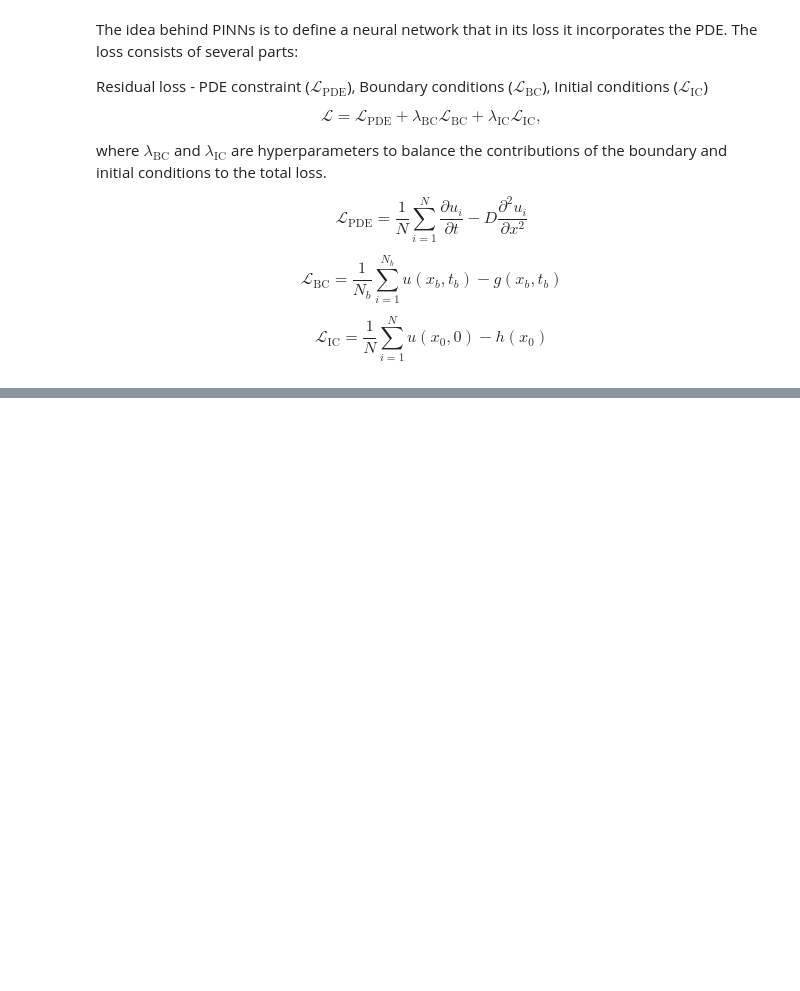
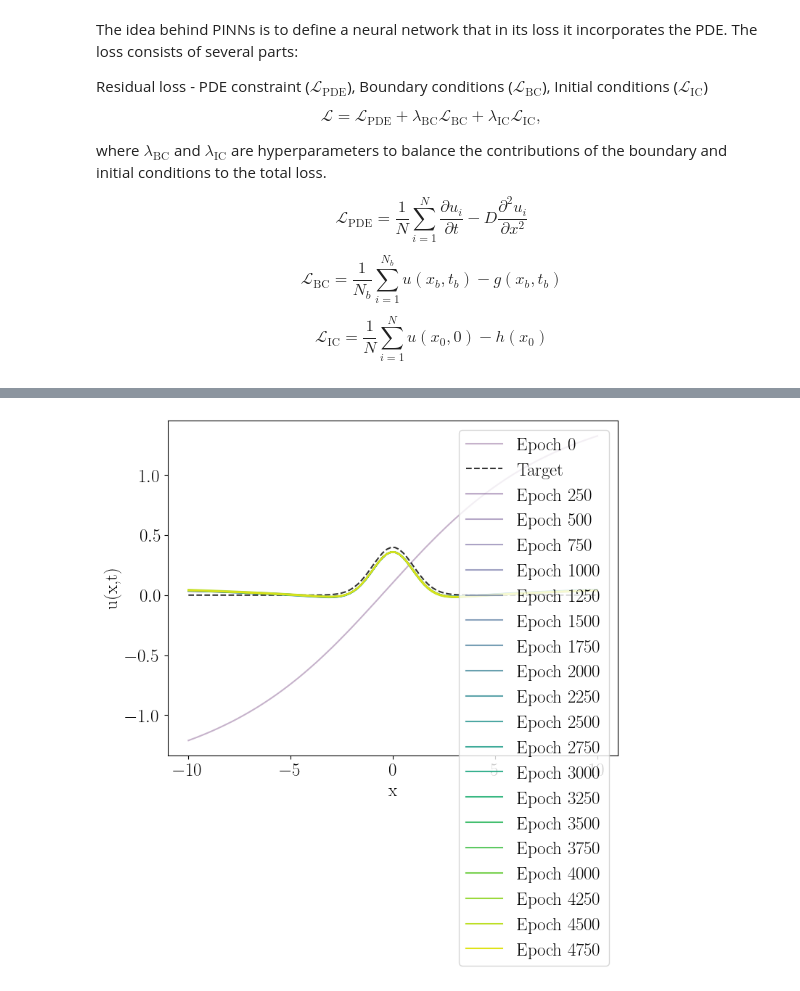
Before and after one commit to ignasiialemany/website_posts, a Jupyter notebook: PINNs_notebook.ipynb, the cells around one changed output, grey strips where cells are left out. Saved outputs shown, nothing was run; the diff lists cells and outputs as text; code cells hidden in the pictures; blank space fills up the shorter version.

```diff
--- a/PINNs_notebook.ipynb
+++ b/PINNs_notebook.ipynb
@@ -369,0 +247,95 @@ IndexError: too many indices for tensor of dimension 0
+# %%
+import torch
+import torch.nn as nn
+import torch.nn.functional as F
+
+class PINN_diffusion(nn.Module):
+    def __init__(self, layers):
+        super(PINN_diffusion, self).__init__()
+        self.layers = nn.ModuleList()
+        #can we add batch norm?
+        #self.batch_norm = nn.BatchNorm1d(layers[0])
+        for i in range(len(layers) - 1):
+            self.layers.append(nn.Linear(layers[i], layers[i + 1]))
+            nn.init.xavier_normal_(self.layers[-1].weight,gain=1.0)
+            nn.init.zeros_(self.layers[-1].bias)
+        self.activation = nn.Tanh()
+
+    def forward(self, x):
+        for i in range(len(self.layers) - 1):
+            x = self.activation(self.layers[i](x))
+        x = self.layers[-1](x)
+        #add a layer that outputs from 0 to 1
+        return x
+
+
+def train_network(nn, points, epochs, optimizer, f_loss, loss_args={}, device="mps" if torch.mps.is_available() else "cpu"):
+    nn.train()
+    nn.to(device)
+    points = torch.tensor(points, dtype=torch.float32,requires_grad=True)
+    points = points.to(device)
+    pbar = tqdm(range(epochs),desc="Training")
+
+    plt.figure(figsize=(8,6))
+    colors = plt.cm.viridis(np.linspace(0, 1, epochs//250 + 1))  # Color gradient
+    color_idx = 0
+
+    for epoch in pbar:
+        def closure():
+            optimizer.zero_grad()
+            u = nn(points)
+            loss = f_loss(u, points, **loss_args)
+            loss.backward()
+            return loss
+        loss = optimizer.step(closure)
+        pbar.set_description(f"Epoch {epoch}, Loss: {loss.item()}")
+
+        def validate(t=0.):
+            x_val = torch.linspace(-10, 10, 100, device=device)
+            x_val /= 10
+            t_val = torch.full_like(x_val, t)
+            val_points = torch.stack((x_val, t_val), dim=1)
+            with torch.no_grad():
+                return nn(val_points).cpu().numpy(), x_val.cpu().numpy()
+
+        if epoch % 250 == 0:
+            t_val = 0.
+            u_pred, x_val = validate(t=t_val)
+            x_val*=10
+
+            # Plot with increasing opacity and different colors
+            alpha = (epoch/epochs + 0.3)  # Opacity increases with epochs
+            alpha = min(alpha, 1.0)  # Cap opacity at 1.0
+
+            plt.plot(x_val, u_pred, color=colors[color_idx],
+                    alpha=alpha, label=f'Epoch {epoch}')
+            if epoch == 0:  # Plot target only once
+                plt.plot(x_val, f_0(x_val), '--k', label='Target', alpha=0.8)
+
+            plt.xlabel('x')
+            plt.ylabel('u(x,t)')
+            color_idx += 1
+
+    return nn
+
+
+nn = PINN_diffusion([2,32,64,128,256,320,256,128,64,32,1])
+lr = 0.001
+optimizer = torch.optim.Adam(nn.parameters(), lr=lr)
+#optimizer = torch.optim.LBFGS(nn.parameters(), lr=lr, max_iter=20)
+h = torch.tensor(f_0(points_ic[:,0],scale=10), dtype=torch.float32,requires_grad=True)
+h_prime = torch.tensor(f_0_prime(points_ic[:,0],scale=10), dtype=torch.float32,requires_grad=True)
+h_double_prime = torch.tensor(f_0_double_prime(points_ic[:,0],scale=10), dtype=torch.float32,requires_grad=True)
+device = "mps" if torch.mps.is_available() else "cpu"
+h = h.to(device)
+
+h_prime = h_prime.to(device)
+h_double_prime = h_double_prime.to(device)
+loss_args = {"h":h, "h_prime":h_prime, "h_double_prime":h_double_prime}
+
+trained_nn = train_network(nn, points_ic, epochs=5000, optimizer=optimizer, f_loss=compute_loss_ic_derivatives, loss_args=loss_args)
+
+plt.legend()
+plt.show()
+# %% [output]
+[figure, added]
```
Also changed, not shown: parts of 24 cells of this notebook, 2 other files.
